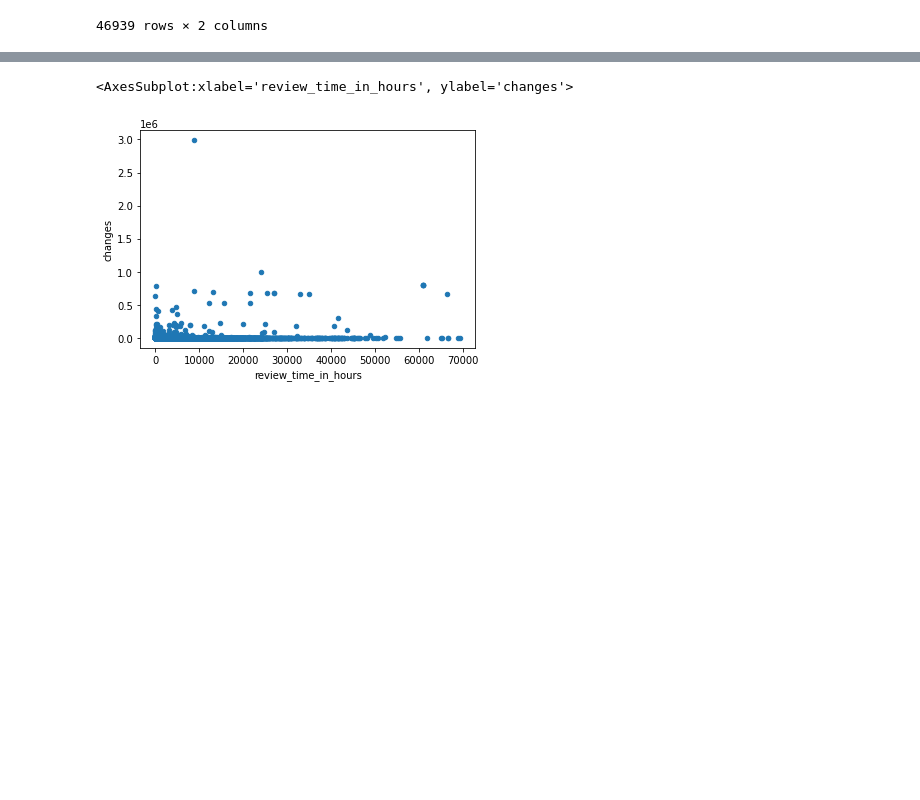
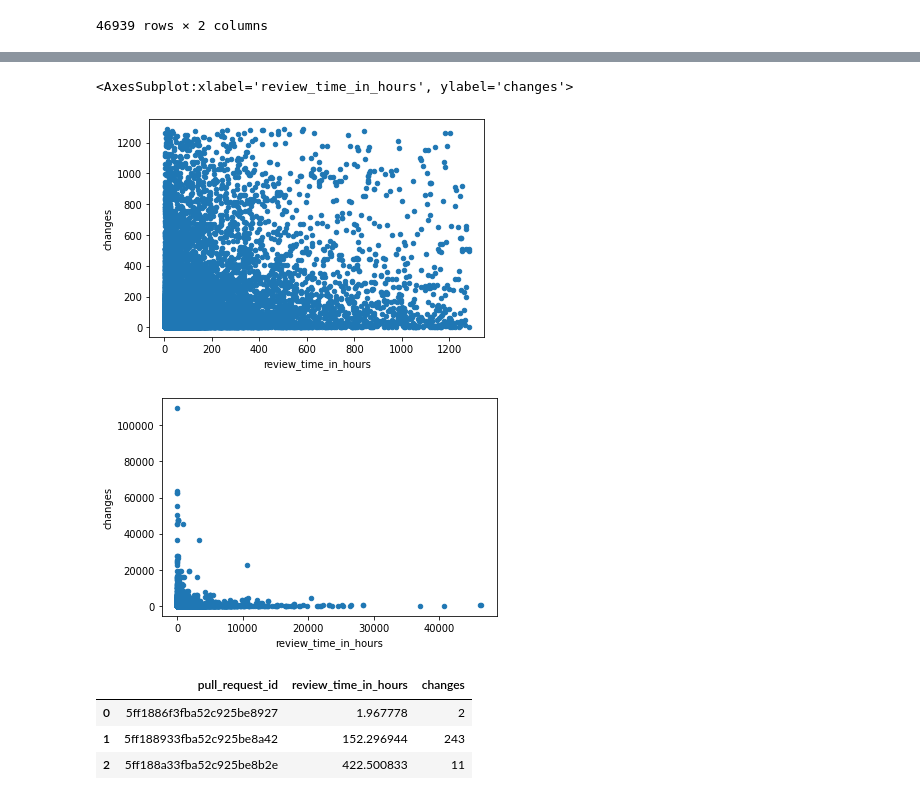
Before and after one commit to yy30537/AODFSE_14, a Jupyter notebook: shark.ipynb, the cells around one changed output, grey strips where cells are left out. Saved outputs shown, nothing was run; the diff lists cells and outputs as text; code cells hidden in the pictures; blank space fills up the shorter version.

```diff
--- a/shark.ipynb
+++ b/shark.ipynb
@@ -381,7 +397,25 @@ approved_PR_with_changes.plot(kind='scatter', x='review_time_in_hours', y='chang
+# %%
+# plot the approved PRs review time vs total changes
+
+changes_lp, changes_hp = approved_PR_with_changes['changes'].quantile([0.05, 0.95])
+time_lp, time_hp = approved_PR_with_changes['changes'].quantile([0.05, 0.95])
+filter_approved_pr = approved_PR_with_changes.where(approved_PR_with_changes['changes'] >= changes_lp)
+filter_approved_pr = filter_approved_pr.where(filter_approved_pr['changes'] <= changes_hp)
+filter_approved_pr = filter_approved_pr.where(filter_approved_pr['review_time_in_hours'] >= time_lp)
+filter_approved_pr = filter_approved_pr.where(filter_approved_pr['review_time_in_hours'] <= time_hp)
+
+filter_approved_pr.plot(kind='scatter', x='review_time_in_hours', y='changes')
+approved_PR_with_changes.plot(kind='scatter', x='review_time_in_hours', y='changes')
+# %% [output]
+<AxesSubplot:xlabel='review_time_in_hours', ylabel='changes'>
+[figure, added]
+[figure, added]
 # %%
+# reference with closed PRs
 closed_PR_with_changes = pd.merge(closed_pull_requests_closed_by_different_person, df_pr_changes, on='pull_request_id', how='inner')
 closed_PR_with_changes[['pull_request_id', 'review_time_in_hours','changes']].head(3)
-closed_PR_with_changes.plot(kind='scatter', x='review_time_in_hours', y='changes')
 # %% [output]
-<AxesSubplot:xlabel='review_time_in_hours', ylabel='changes'>
-[figure, removed]
+|  | pull_request_id | review_time_in_hours | changes |
+| 0 | 5ff1886f3fba52c925be8927 | 1.967778 | 2 |
+| 1 | 5ff188933fba52c925be8a42 | 152.296944 | 243 |
+| 2 | 5ff188a33fba52c925be8b2e | 422.500833 | 11 |
```
Also changed, not shown: parts of 5 cells of this notebook.
